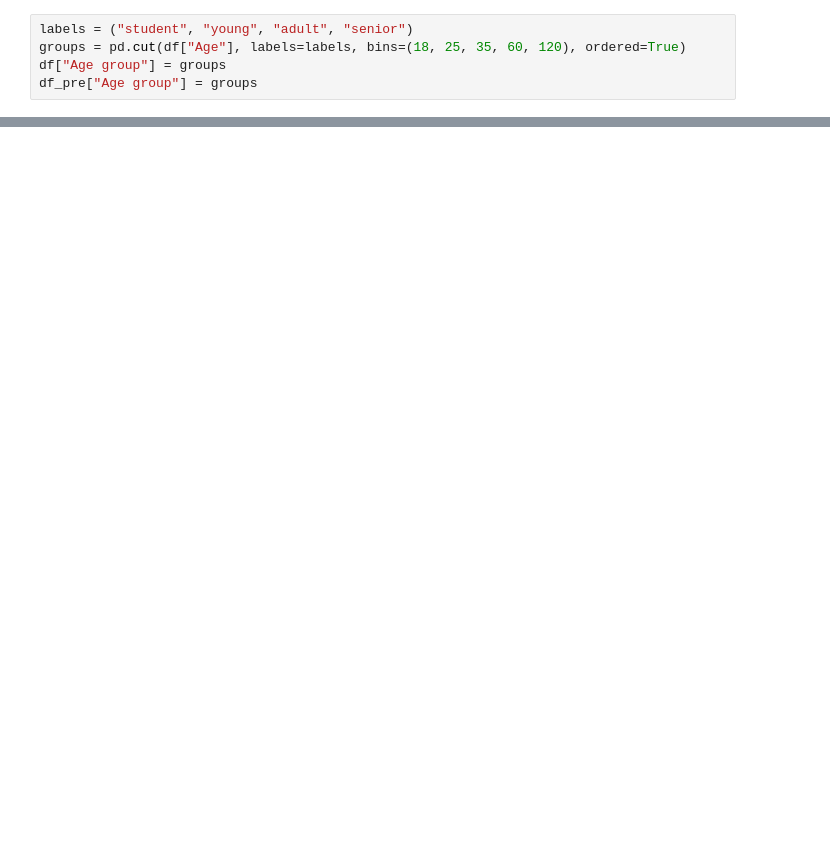
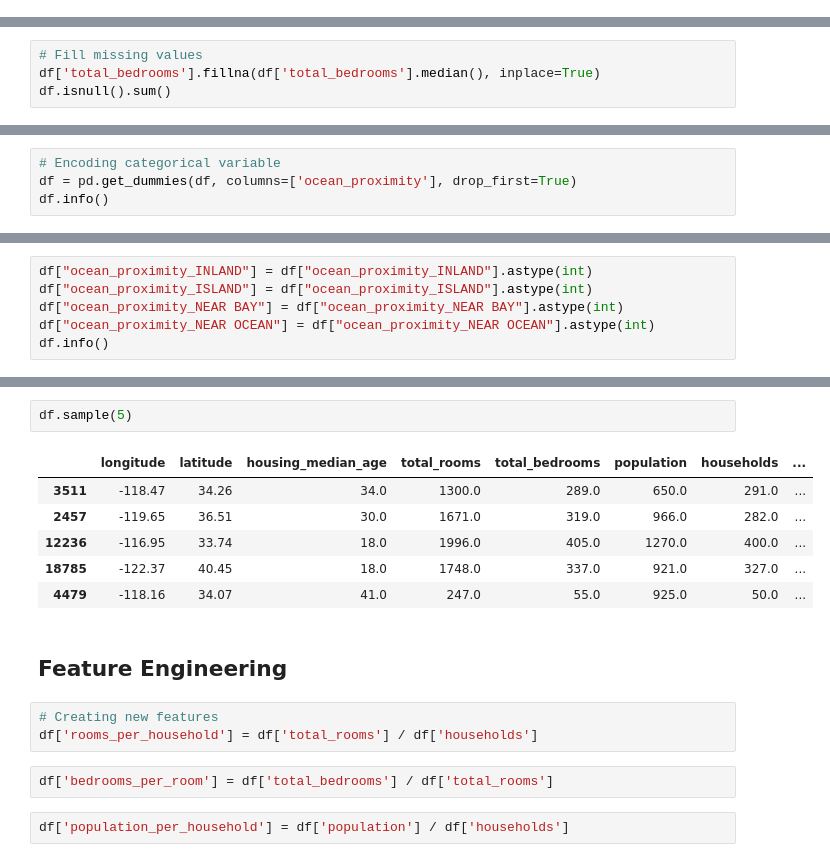
Before and after one commit to chaitalisaha06/CSI_Assignments, a Jupyter notebook: Data_Preprocessing_and_feature_engineering_Phase_2.ipynb, the cells around one changed output, grey strips where cells are left out. Drawn from its saved outputs; the diff is of its cells as text; blank space fills up the shorter version.

```diff
--- a/Data_Preprocessing_and_feature_engineering_Phase_2.ipynb
+++ b/Data_Preprocessing_and_feature_engineering_Phase_2.ipynb
@@ -147,5 +58,0 @@ Duration: 70
-# %%
-labels = ("student", "young", "adult", "senior")
-groups = pd.cut(df["Age"], labels=labels, bins=(18, 25, 35, 60, 120), ordered=True)
-df["Age group"] = groups
-df_pre["Age group"] = groups
@@ -230,0 +59,4 @@ plt.show()
+# %%
+# Fill missing values
+df['total_bedrooms'].fillna(df['total_bedrooms'].median(), inplace=True)
+df.isnull().sum()
@@ -230,0 +77,4 @@ plt.show()
+# %%
+# Encoding categorical variable
+df = pd.get_dummies(df, columns=['ocean_proximity'], drop_first=True)
+df.info()
@@ -230,0 +102,6 @@ plt.show()
+# %%
+df["ocean_proximity_INLAND"] = df["ocean_proximity_INLAND"].astype(int)
+df["ocean_proximity_ISLAND"] = df["ocean_proximity_ISLAND"].astype(int)
+df["ocean_proximity_NEAR BAY"] = df["ocean_proximity_NEAR BAY"].astype(int)
+df["ocean_proximity_NEAR OCEAN"] = df["ocean_proximity_NEAR OCEAN"].astype(int)
+df.info()
@@ -230,0 +129,18 @@ plt.show()
+# %%
+df.sample(5)
+# %% [output]
+|  | longitude | latitude | housing_median_age | total_rooms | total_bedrooms | population | households | ... |
+| 3511 | -118.47 | 34.26 | 34.0 | 1300.0 | 289.0 | 650.0 | 291.0 | ... |
+| 2457 | -119.65 | 36.51 | 30.0 | 1671.0 | 319.0 | 966.0 | 282.0 | ... |
+| 12236 | -116.95 | 33.74 | 18.0 | 1996.0 | 405.0 | 1270.0 | 400.0 | ... |
+| 18785 | -122.37 | 40.45 | 18.0 | 1748.0 | 337.0 | 921.0 | 327.0 | ... |
+| 4479 | -118.16 | 34.07 | 41.0 | 247.0 | 55.0 | 925.0 | 50.0 | ... |
+# %% [markdown]
+## Feature Engineering
+# %%
+# Creating new features
+df['rooms_per_household'] = df['total_rooms'] / df['households']
+# %%
+df['bedrooms_per_room'] = df['total_bedrooms'] / df['total_rooms']
+# %%
+df['population_per_household'] = df['population'] / df['households']
```
Also changed, not shown: parts of 41 cells of this notebook.
